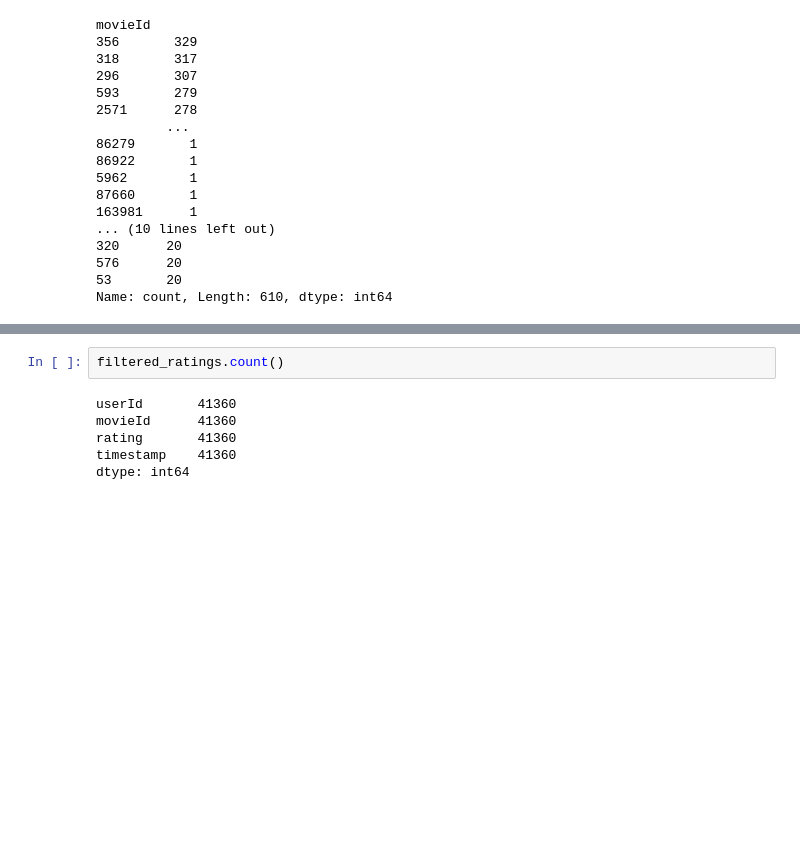
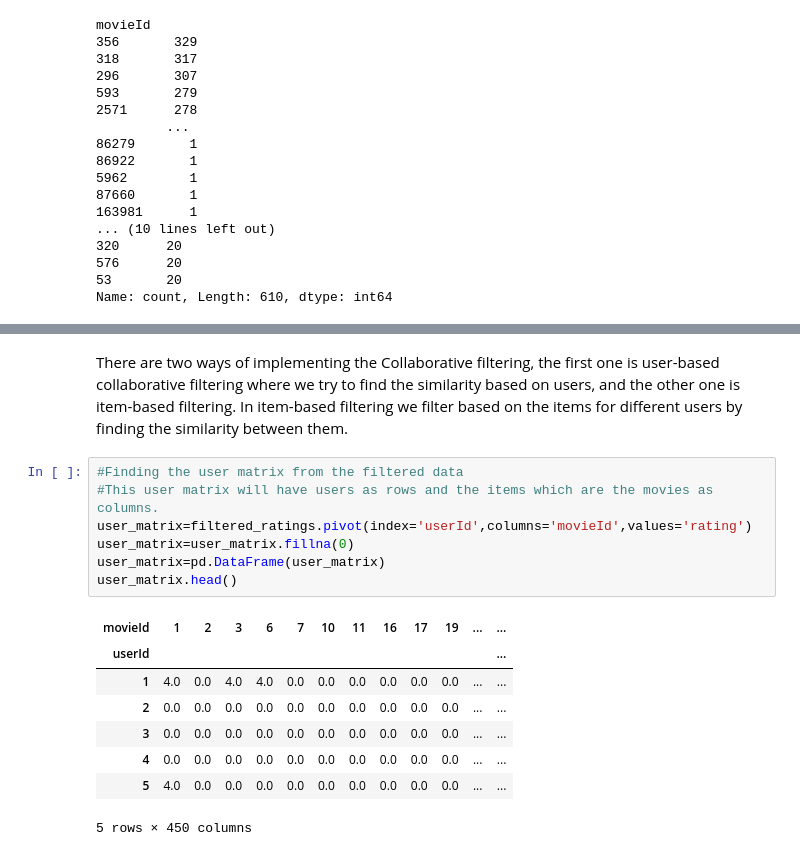
Before and after one commit to nirajGirase08/Recommender-System, a Jupyter notebook: Recommender.ipynb, the cells around one changed output, grey strips where cells are left out. Saved outputs shown, nothing was run; the diff lists cells and outputs as text; blank space fills up the shorter version.

Commit message:
Created user_item matrix and similarity matrix

```diff
--- a/Recommender.ipynb
+++ b/Recommender.ipynb
@@ -62,8 +71,18 @@ filtered_ratings = ratings_Org_Data[
-# %%
-filtered_ratings.count()
-# %% [output]
-userId       41360
-movieId      41360
-rating       41360
-timestamp    41360
-dtype: int64
+# %% [markdown]
+There are two ways of implementing the Collaborative filtering, the first one is user-based collaborative filtering where we try to find the similarity based on users, and the other one is item-based filtering. In item-based filtering we filter based on the items for different users by finding the similarity between them.
+# %%
+#Finding the user matrix from the filtered data
+#This user matrix will have users as rows and the items which are the movies as columns.
+user_matrix=filtered_ratings.pivot(index='userId',columns='movieId',values='rating')
+user_matrix=user_matrix.fillna(0)
+user_matrix=pd.DataFrame(user_matrix)
+user_matrix.head()
+# %% [output]
+| movieId | 1 | 2 | 3 | 6 | 7 | 10 | 11 | 16 | 17 | 19 | ... | ... |
+| userId |  |  |  |  |  |  |  |  |  |  |  | ... |
+| 1 | 4.0 | 0.0 | 4.0 | 4.0 | 0.0 | 0.0 | 0.0 | 0.0 | 0.0 | 0.0 | ... | ... |
+| 2 | 0.0 | 0.0 | 0.0 | 0.0 | 0.0 | 0.0 | 0.0 | 0.0 | 0.0 | 0.0 | ... | ... |
+| 3 | 0.0 | 0.0 | 0.0 | 0.0 | 0.0 | 0.0 | 0.0 | 0.0 | 0.0 | 0.0 | ... | ... |
+| 4 | 0.0 | 0.0 | 0.0 | 0.0 | 0.0 | 0.0 | 0.0 | 0.0 | 0.0 | 0.0 | ... | ... |
+| 5 | 4.0 | 0.0 | 0.0 | 0.0 | 0.0 | 0.0 | 0.0 | 0.0 | 0.0 | 0.0 | ... | ... |
+5 rows × 450 columns
```
Also changed, not shown: parts of 9 cells of this notebook.
